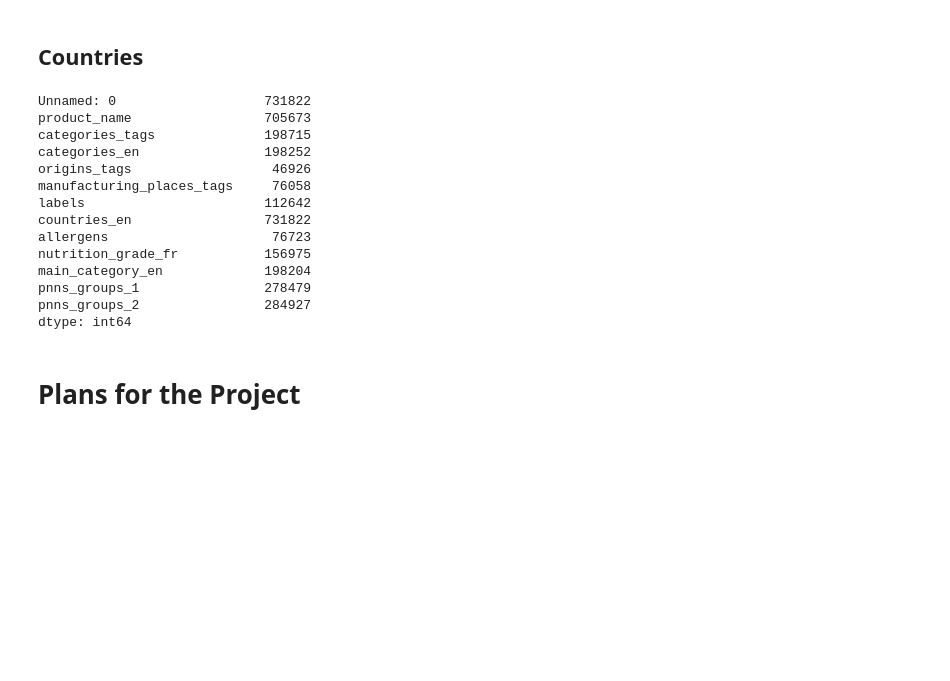
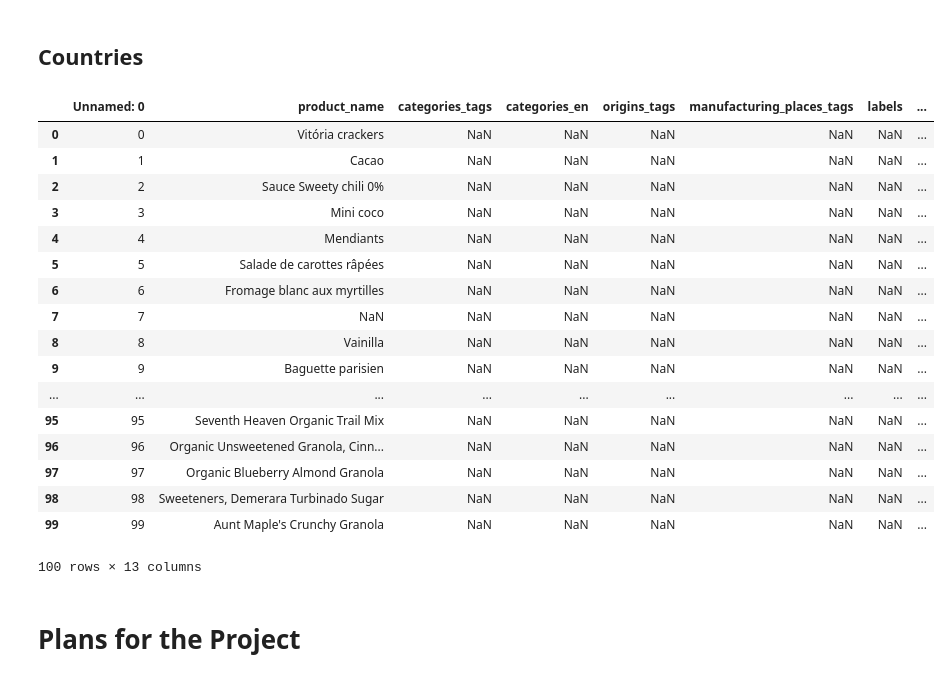
Before and after one commit to coiL10/AdamanTeam, a Jupyter notebook: milestone2.ipynb, the cells around one changed output. Cells and saved outputs as stored; diff of their text form; code cells hidden in the pictures; blank space fills up the shorter version.

```diff
--- a/milestone2.ipynb
+++ b/milestone2.ipynb
@@ -420,4 +418,4 @@ data_countries = data_selected[data_selected['countries_en']!=""]
 data_countries = data_selected[data_selected['origins_tags']!=""]
 data_countries = data_selected[data_selected['manufacturing_places_tags']!=""]
 # %%
-data_countries1 = faster(data_countries, 'countries_en')
+data_countries15 = splitter(data_countries, 'countries_en')
@@ -428,17 +421,0 @@ data_countries3 = faster(data_countries, 'manufacturing_places_tags')
-# %%
-data_countries1.count()
-# %% [output]
-Unnamed: 0                   731822
-product_name                 705673
-categories_tags              198715
-categories_en                198252
-origins_tags                  46926
-manufacturing_places_tags     76058
-labels                       112642
-countries_en                 731822
-allergens                     76723
-nutrition_grade_fr           156975
-main_category_en             198204
-pnns_groups_1                278479
-pnns_groups_2                284927
-dtype: int64
@@ -445,2 +426,23 @@ dtype: int64
+# %%
+data_countries1.head(100)
+# %% [output]
+|  | Unnamed: 0 | product_name | categories_tags | categories_en | origins_tags | manufacturing_places_tags | labels | ... |
+| 0 | 0 | Vitória crackers | NaN | NaN | NaN | NaN | NaN | ... |
+| 1 | 1 | Cacao | NaN | NaN | NaN | NaN | NaN | ... |
+| 2 | 2 | Sauce Sweety chili 0% | NaN | NaN | NaN | NaN | NaN | ... |
+| 3 | 3 | Mini coco | NaN | NaN | NaN | NaN | NaN | ... |
+| 4 | 4 | Mendiants | NaN | NaN | NaN | NaN | NaN | ... |
+| 5 | 5 | Salade de carottes râpées | NaN | NaN | NaN | NaN | NaN | ... |
+| 6 | 6 | Fromage blanc aux myrtilles | NaN | NaN | NaN | NaN | NaN | ... |
+| 7 | 7 | NaN | NaN | NaN | NaN | NaN | NaN | ... |
+| 8 | 8 | Vainilla | NaN | NaN | NaN | NaN | NaN | ... |
+| 9 | 9 | Baguette parisien | NaN | NaN | NaN | NaN | NaN | ... |
+| ... | ... | ... | ... | ... | ... | ... | ... | ... |
+| 95 | 95 | Seventh Heaven Organic Trail Mix | NaN | NaN | NaN | NaN | NaN | ... |
+| 96 | 96 | Organic Unsweetened Granola, Cinn... | NaN | NaN | NaN | NaN | NaN | ... |
+| 97 | 97 | Organic Blueberry Almond Granola | NaN | NaN | NaN | NaN | NaN | ... |
+| 98 | 98 | Sweeteners, Demerara Turbinado Sugar | NaN | NaN | NaN | NaN | NaN | ... |
+| 99 | 99 | Aunt Maple's Crunchy Granola | NaN | NaN | NaN | NaN | NaN | ... |
+100 rows × 13 columns
 # %%
 mapped_by_countries = mapped[mapped['countries_en']!=""]
```
Also changed, not shown: parts of 12 cells of this notebook.
